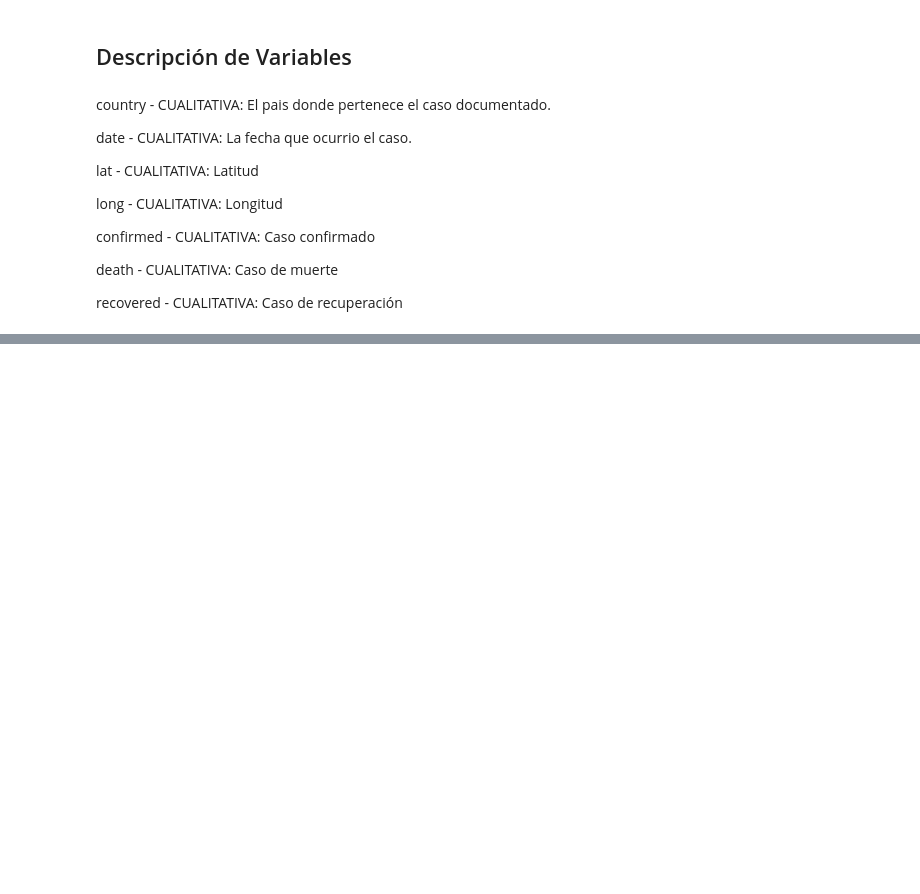
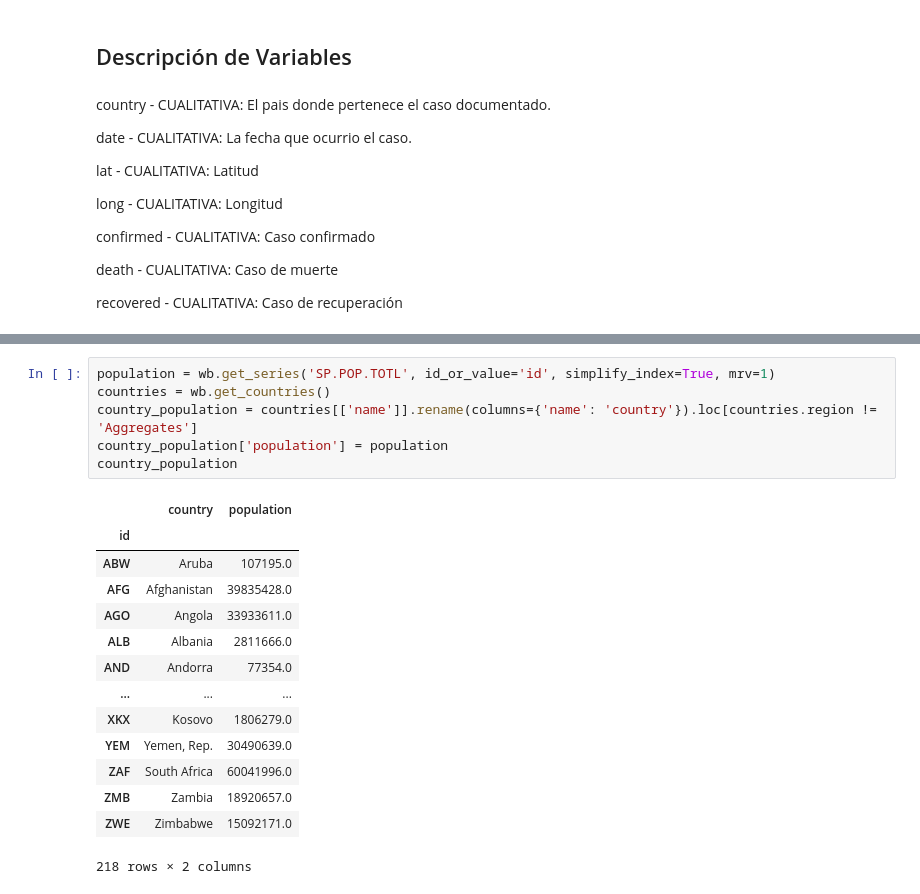
Before and after one commit to JavierCotto5201/DataScience-LAB8, a Jupyter notebook: Laboratorio8.ipynb, the cells around one changed output, grey strips where cells are left out. Saved outputs shown, nothing was run; the diff lists cells and outputs as text; blank space fills up the shorter version.

```diff
--- a/Laboratorio8.ipynb
+++ b/Laboratorio8.ipynb
@@ -359,0 +463,21 @@ sns.pairplot(covid_data)
+# %%
+population = wb.get_series('SP.POP.TOTL', id_or_value='id', simplify_index=True, mrv=1)
+countries = wb.get_countries()
+country_population = countries[['name']].rename(columns={'name': 'country'}).loc[countries.region != 'Aggregates']
+country_population['population'] = population
+country_population
+# %% [output]
+|  | country | population |
+| id |  |  |
+| ABW | Aruba | 107195.0 |
+| AFG | Afghanistan | 39835428.0 |
+| AGO | Angola | 33933611.0 |
+| ALB | Albania | 2811666.0 |
+| AND | Andorra | 77354.0 |
+| ... | ... | ... |
+| XKX | Kosovo | 1806279.0 |
+| YEM | Yemen, Rep. | 30490639.0 |
+| ZAF | South Africa | 60041996.0 |
+| ZMB | Zambia | 18920657.0 |
+| ZWE | Zimbabwe | 15092171.0 |
+218 rows × 2 columns
```
Also changed, not shown: parts of 17 cells of this notebook.
